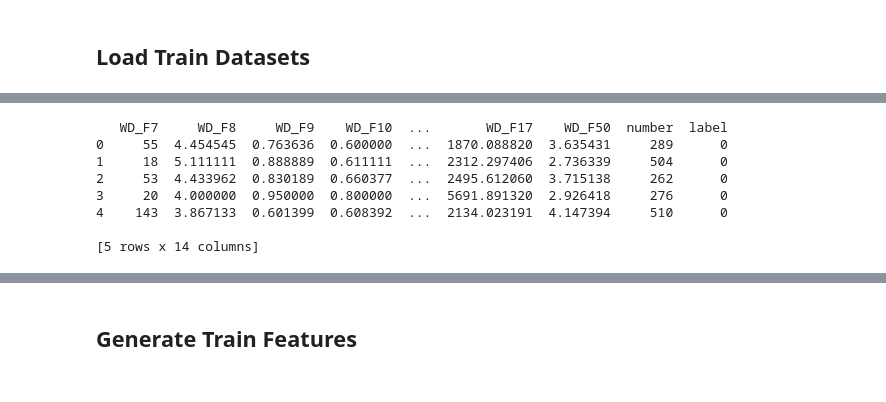
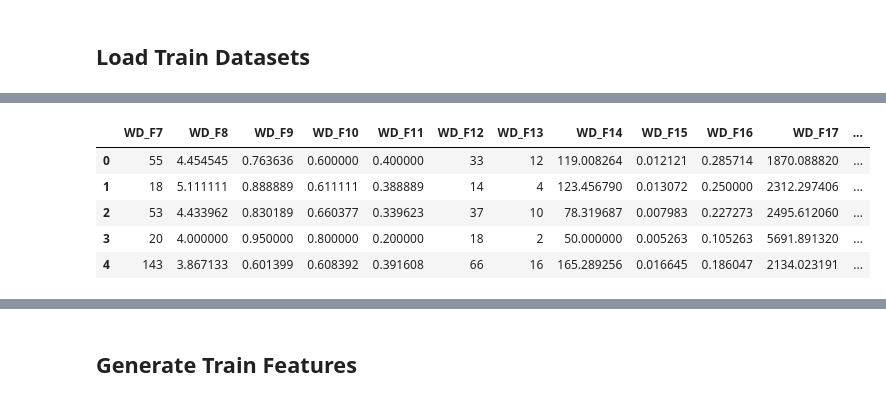
Before and after one commit to mirzanahal/Persian-Gender-Recognition, a Jupyter notebook: code/gender_recognition.ipynb, the cells around one changed output, grey strips where cells are left out. Cells and saved outputs as stored; diff of their text form; code cells hidden in the pictures.

```diff
--- a/code/gender_recognition.ipynb
+++ b/code/gender_recognition.ipynb
@@ -128,14 +125,12 @@ print(text_dependent_features.head())
 # %%
 word_dependent_features = pd.read_csv(os.path.join(data_path.DATA_PATH, 'train', 'word_dependent_features.csv'), index_col=0)
-print(word_dependent_features.head())
+word_dependent_features.head()
 # %% [output]
-   WD_F7     WD_F8     WD_F9    WD_F10  ...       WD_F17    WD_F50  number  label
-0     55  4.454545  0.763636  0.600000  ...  1870.088820  3.635431     289      0
-1     18  5.111111  0.888889  0.611111  ...  2312.297406  2.736339     504      0
-2     53  4.433962  0.830189  0.660377  ...  2495.612060  3.715138     262      0
-3     20  4.000000  0.950000  0.800000  ...  5691.891320  2.926418     276      0
-4    143  3.867133  0.601399  0.608392  ...  2134.023191  4.147394     510      0
-
-[5 rows x 14 columns]
+|  | WD_F7 | WD_F8 | WD_F9 | WD_F10 | WD_F11 | WD_F12 | WD_F13 | WD_F14 | WD_F15 | WD_F16 | WD_F17 | ... |
+| 0 | 55 | 4.454545 | 0.763636 | 0.600000 | 0.400000 | 33 | 12 | 119.008264 | 0.012121 | 0.285714 | 1870.088820 | ... |
+| 1 | 18 | 5.111111 | 0.888889 | 0.611111 | 0.388889 | 14 | 4 | 123.456790 | 0.013072 | 0.250000 | 2312.297406 | ... |
+| 2 | 53 | 4.433962 | 0.830189 | 0.660377 | 0.339623 | 37 | 10 | 78.319687 | 0.007983 | 0.227273 | 2495.612060 | ... |
+| 3 | 20 | 4.000000 | 0.950000 | 0.800000 | 0.200000 | 18 | 2 | 50.000000 | 0.005263 | 0.105263 | 5691.891320 | ... |
+| 4 | 143 | 3.867133 | 0.601399 | 0.608392 | 0.391608 | 66 | 16 | 165.289256 | 0.016645 | 0.186047 | 2134.023191 | ... |
 # %%
 grammatical_features = pd.read_csv(os.path.join(data_path.DATA_PATH, 'train', 'grammatical_features.csv'), index_col=0)
```
Also changed, not shown: parts of 31 cells of this notebook, 1 other file.
